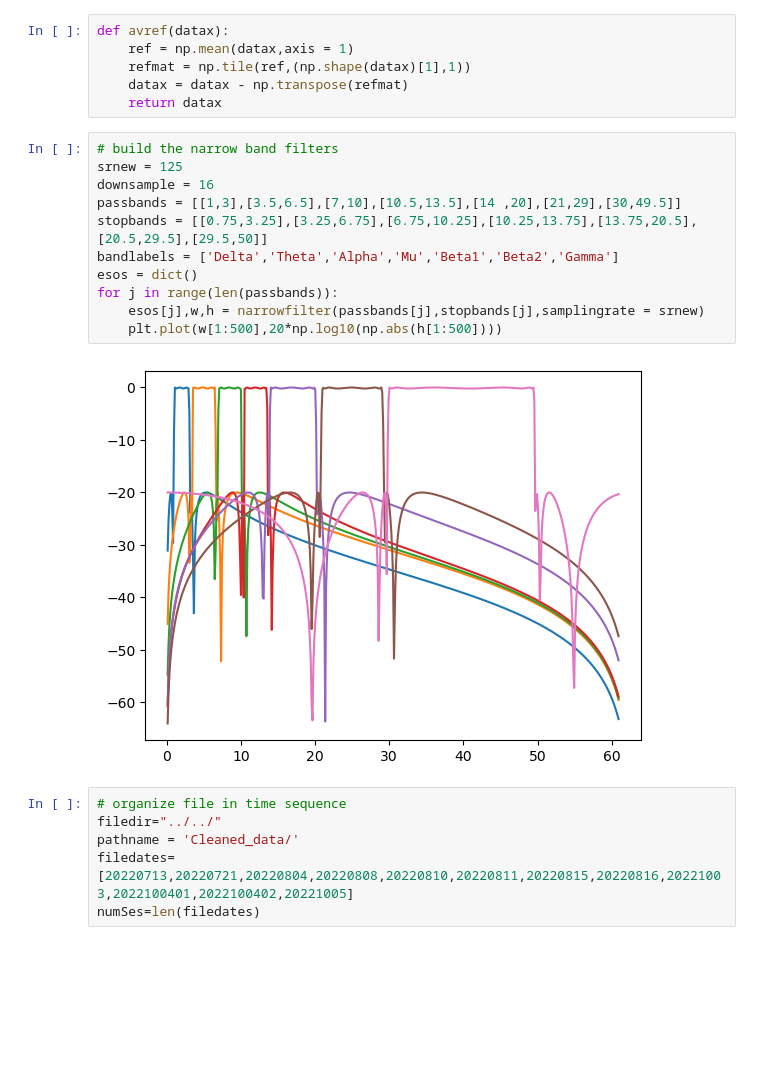
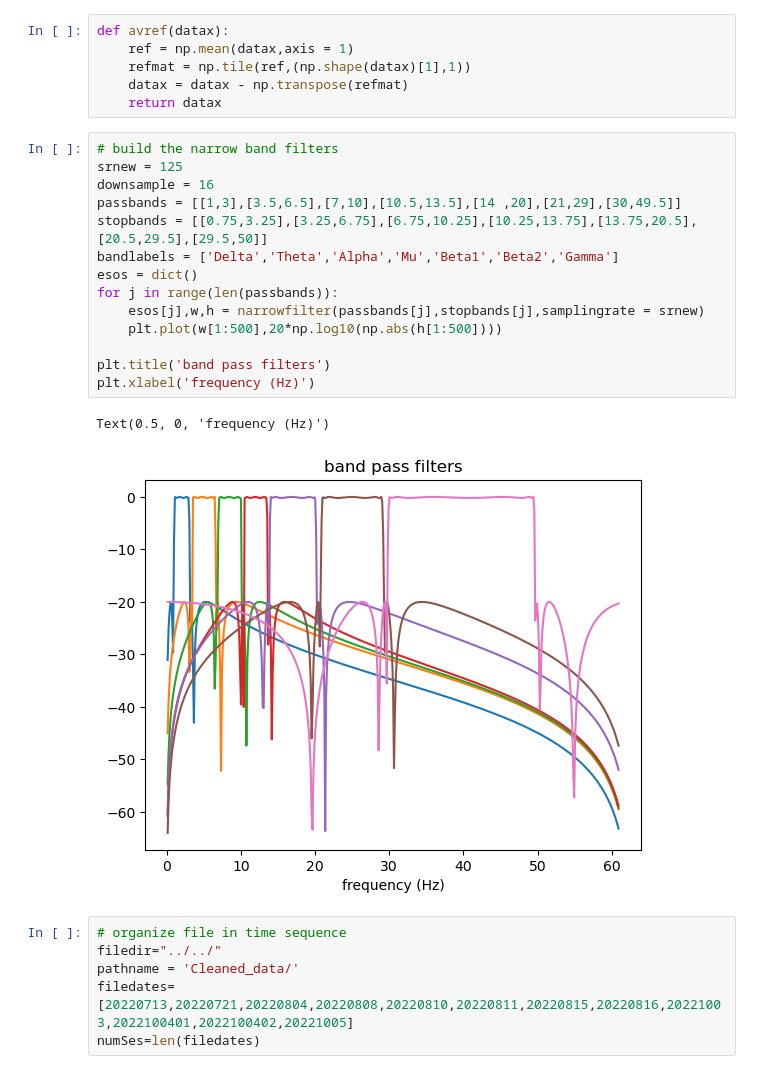
Before and after one commit to zhibinz2/1overf, a Jupyter notebook: Filter_Hilbert/test_filter_hilbert_speed.ipynb, the cells around one changed output. Drawn from its saved outputs; the diff is of its cells as text; blank space fills up the shorter version.

Commit message:
filter plot

```diff
--- a/Filter_Hilbert/test_filter_hilbert_speed.ipynb
+++ b/Filter_Hilbert/test_filter_hilbert_speed.ipynb
@@ -97,16 +97,20 @@ def avref(datax):
 # %%
 # build the narrow band filters
 srnew = 125
 downsample = 16
 passbands = [[1,3],[3.5,6.5],[7,10],[10.5,13.5],[14 ,20],[21,29],[30,49.5]]
 stopbands = [[0.75,3.25],[3.25,6.75],[6.75,10.25],[10.25,13.75],[13.75,20.5],[20.5,29.5],[29.5,50]]
 bandlabels = ['Delta','Theta','Alpha','Mu','Beta1','Beta2','Gamma']
 esos = dict()
 for j in range(len(passbands)):
     esos[j],w,h = narrowfilter(passbands[j],stopbands[j],samplingrate = srnew)
     plt.plot(w[1:500],20*np.log10(np.abs(h[1:500])))
+
+plt.title('band pass filters')
+plt.xlabel('frequency (Hz)')
 # %% [output]
+Text(0.5, 0, 'frequency (Hz)')
-[figure, old version]
+[figure, new version]
 # %%
 # organize file in time sequence
 filedir="../../"
```
Also changed, not shown: 2 other files.
